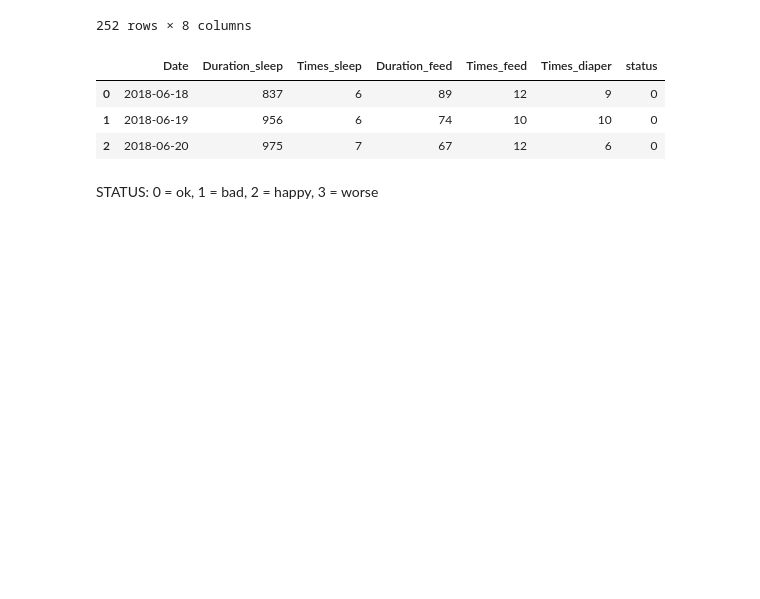
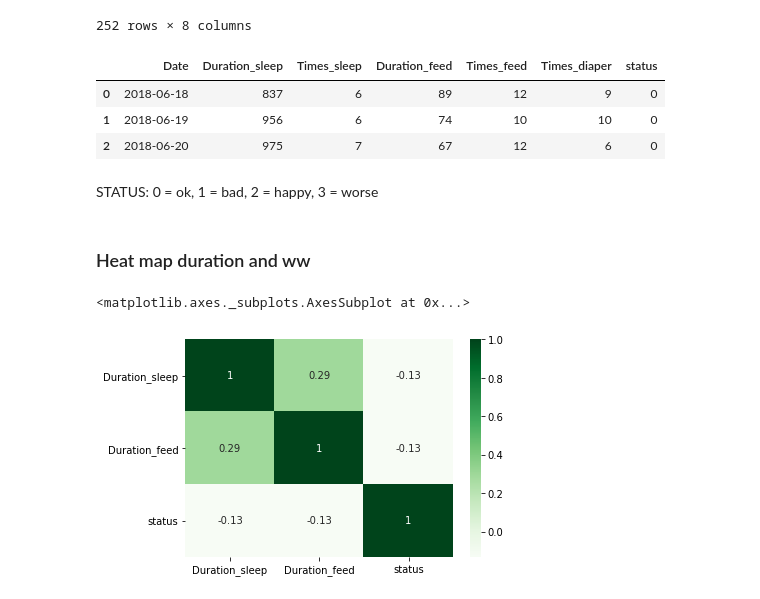
Before and after one commit to yhpf/matochsovklocka, a Jupyter notebook: data_wonderweek.ipynb, the cells around one changed output. Drawn from its saved outputs; the diff is of its cells as text; code cells hidden in the pictures; blank space fills up the shorter version.

Commit message:
heatmaps created

```diff
--- a/data_wonderweek.ipynb
+++ b/data_wonderweek.ipynb
@@ -58,0 +59,7 @@ STATUS:
+# %% [markdown]
+### Heat map duration and ww
+# %%
+sns.heatmap(data[['Duration_sleep','Duration_feed', 'status']].corr(), annot = True, cmap="Greens")
+# %% [output]
+<matplotlib.axes._subplots.AxesSubplot at 0x...>
+[figure, added]
```
Also changed, not shown: parts of 7 cells of this notebook.
